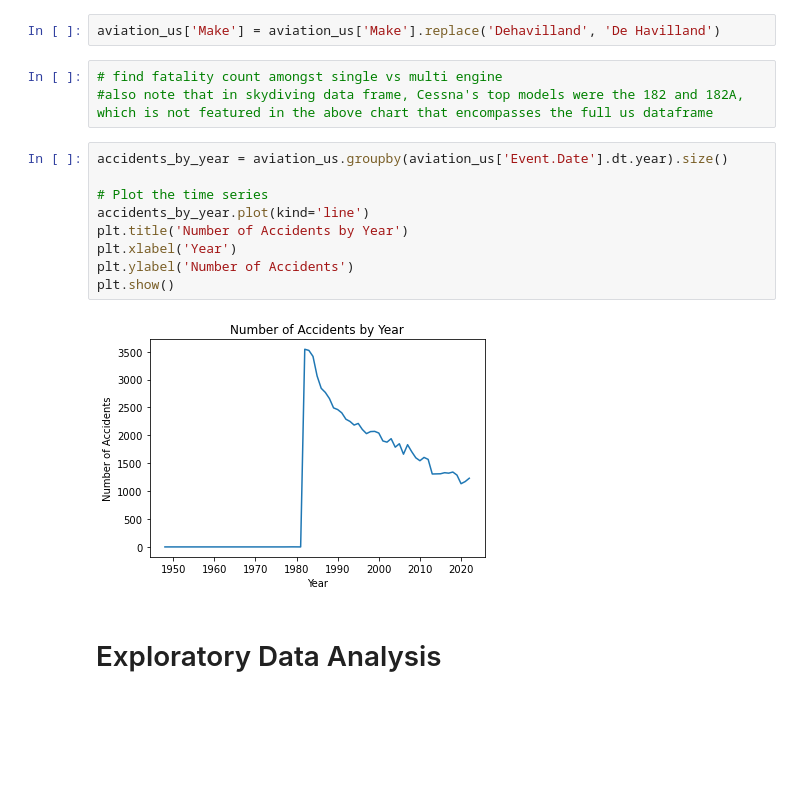
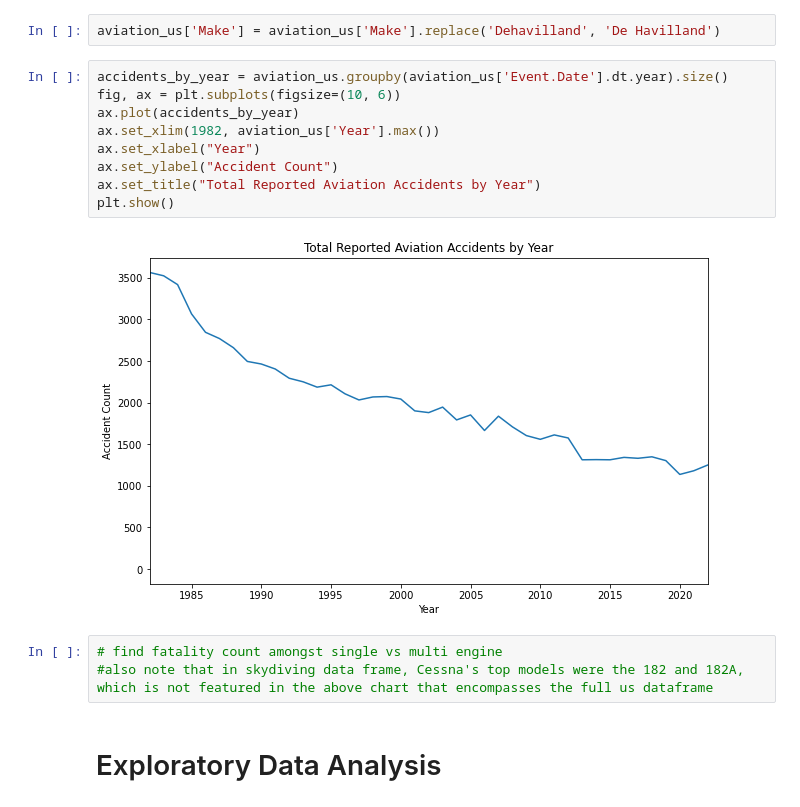
Before and after one commit to morgannash1/phase1_project, a Jupyter notebook: notebook.ipynb, the cells around one changed output. Cells and saved outputs as stored; diff of their text form; blank space fills up the shorter version.

```diff
--- a/notebook.ipynb
+++ b/notebook.ipynb
@@ -438,20 +443,20 @@ dtypes: datetime64[ns](1), float64(1), object(16)
 memory usage: 11.9+ MB
 # %%
 aviation_us['Make'] = aviation_us['Make'].replace('Dehavilland', 'De Havilland')
+# %%
+accidents_by_year = aviation_us.groupby(aviation_us['Event.Date'].dt.year).size()
+fig, ax = plt.subplots(figsize=(10, 6))
+ax.plot(accidents_by_year)
+ax.set_xlim(1982, aviation_us['Year'].max())
+ax.set_xlabel("Year")
+ax.set_ylabel("Accident Count")
+ax.set_title("Total Reported Aviation Accidents by Year")
+plt.show()
+# %% [output]
+[figure, added]
 # %%
 # find fatality count amongst single vs multi engine
 #also note that in skydiving data frame, Cessna's top models were the 182 and 182A, which is not featured in the above chart that encompasses the full us dataframe
-# %%
-accidents_by_year = aviation_us.groupby(aviation_us['Event.Date'].dt.year).size()
-
-# Plot the time series
-accidents_by_year.plot(kind='line')
-plt.title('Number of Accidents by Year')
-plt.xlabel('Year')
-plt.ylabel('Number of Accidents')
-plt.show()
-# %% [output]
-[figure, removed]
 # %% [markdown]
 # Exploratory Data Analysis
 # %% [markdown]
```
Also changed, not shown: parts of 14 cells of this notebook.
